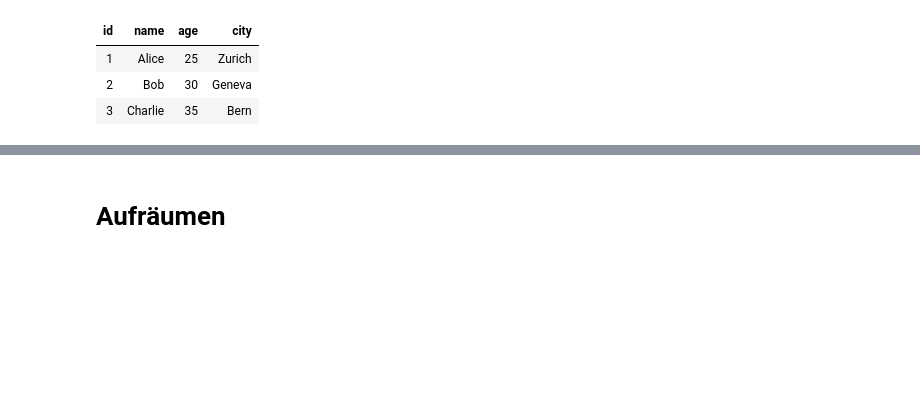
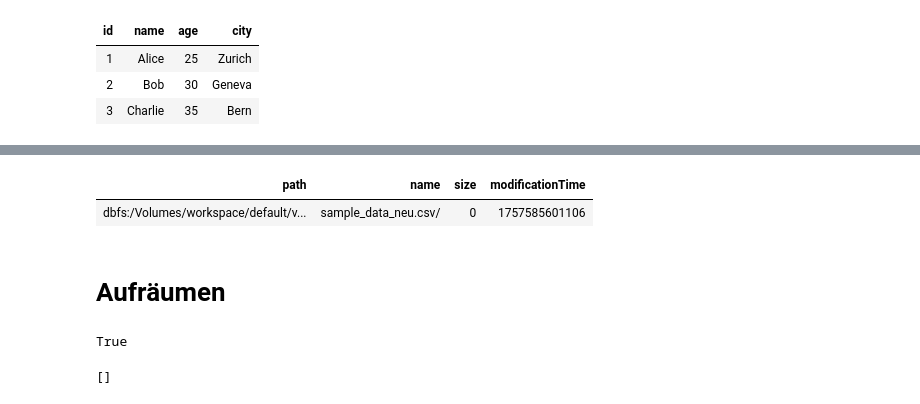
Before and after one commit to philippechr/databricks_lab, a Jupyter notebook: 41_querying_data.ipynb, the cells around one changed output, grey strips where cells are left out. Drawn from its saved outputs; the diff is of its cells as text; code cells hidden in the pictures; blank space fills up the shorter version.

```diff
--- a/41_querying_data.ipynb
+++ b/41_querying_data.ipynb
@@ -235,5 +344,31 @@ SELECT * FROM default.my_csv_table;
+# %%
+%python
+dataset_school = "/Volumes/workspace/default/volume"
+
+all_files = dbutils.fs.ls(dataset_school)
+csv_files = [f for f in all_files if f.name.endswith(".csv/")]
+
+display(csv_files)
+# %% [output]
+| path | name | size | modificationTime |
+| dbfs:/Volumes/workspace/default/v... | sample_data_neu.csv/ | 0 | 1757585601106 |
 # %% [markdown]
 # Aufräumen
 # %%
 %sql
 DROP TABLE my_csv_table;
+# %%
+# Lösche die Datei aus dem Volume
+dbutils.fs.rm("/Volumes/workspace/default/volume/sample_data_neu.csv", True)
+# %% [output]
+True
+# %%
+%python
+dataset_school = "/Volumes/workspace/default/volume"
+
+all_files = dbutils.fs.ls(dataset_school)
+csv_files = [f for f in all_files if f.name.endswith(".csv/")]
+
+display(csv_files)
+# %% [output]
+[]
```
Also changed, not shown: parts of 15 cells of this notebook.
